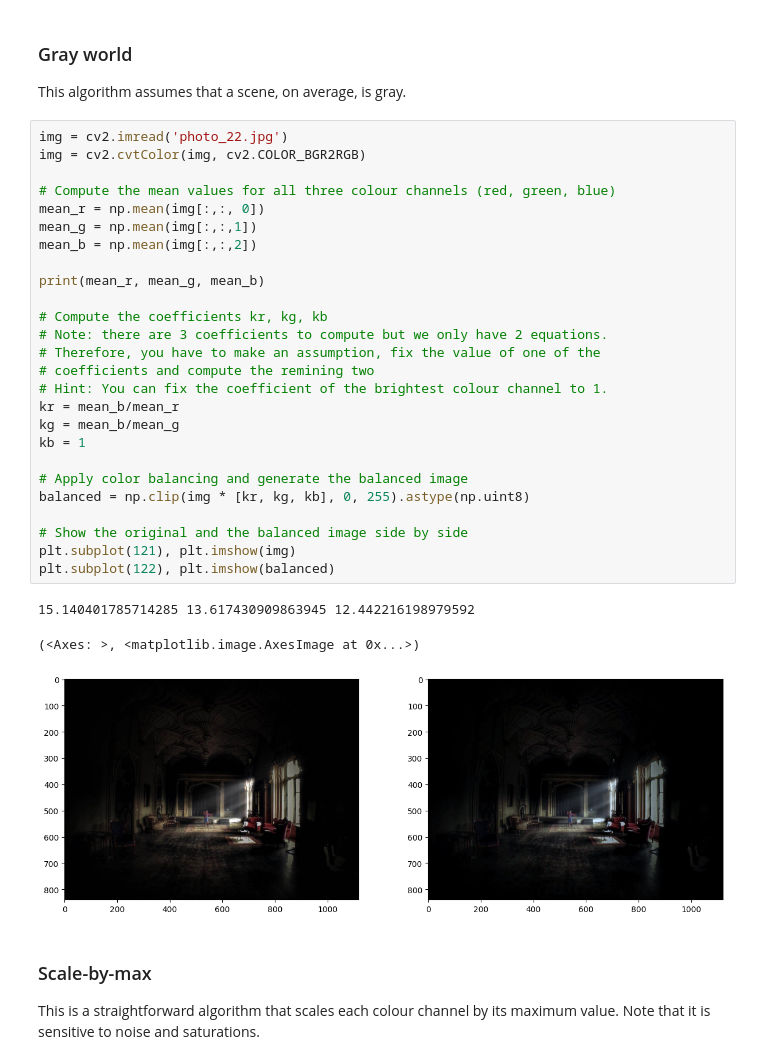
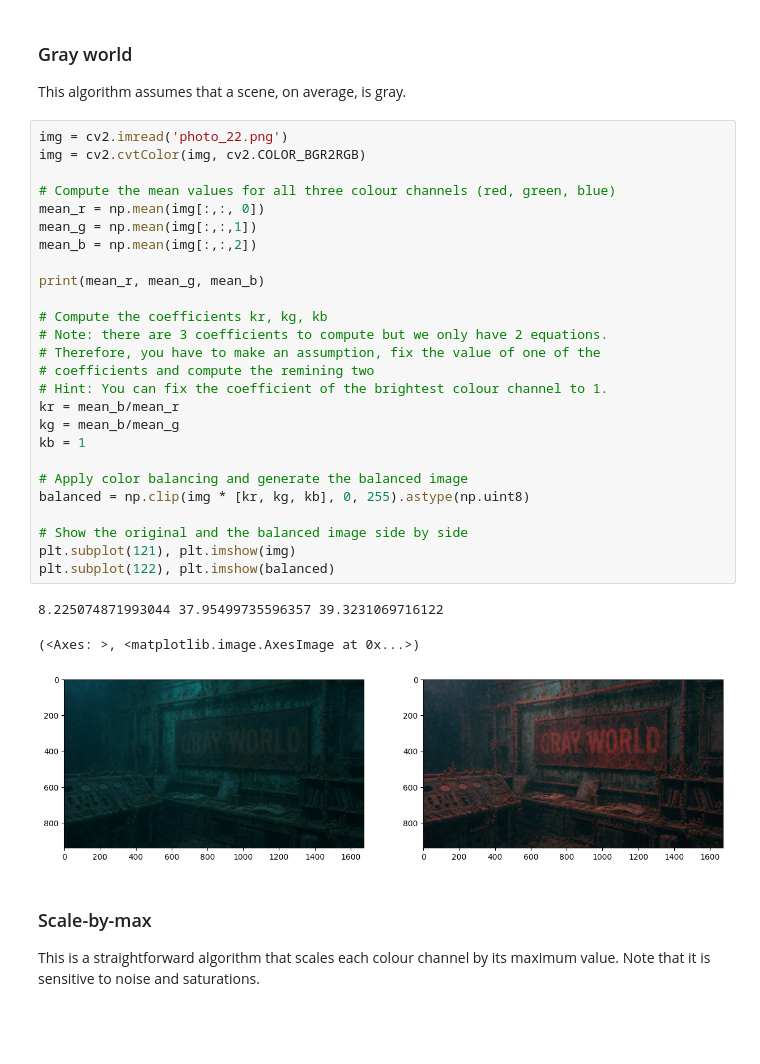
Before and after one commit to tatahonon/cvNotebooks, a Jupyter notebook: Homework2.ipynb, the cells around one changed output. Drawn from its saved outputs; the diff is of its cells as text; blank space fills up the shorter version.

```diff
--- a/Homework2.ipynb
+++ b/Homework2.ipynb
@@ -80,35 +77,35 @@ plt.subplot(122), plt.imshow(balanced)
 ### Gray world
 This algorithm assumes that a scene, on average, is gray.
 # %%
-img = cv2.imread('photo_22.jpg')
+img = cv2.imread('photo_22.png')
 img = cv2.cvtColor(img, cv2.COLOR_BGR2RGB)
 
 # Compute the mean values for all three colour channels (red, green, blue)
 mean_r = np.mean(img[:,:, 0])
 mean_g = np.mean(img[:,:,1])
 mean_b = np.mean(img[:,:,2])
 
 print(mean_r, mean_g, mean_b)
 
 # Compute the coefficients kr, kg, kb
 # Note: there are 3 coefficients to compute but we only have 2 equations.
 # Therefore, you have to make an assumption, fix the value of one of the
 # coefficients and compute the remining two
 # Hint: You can fix the coefficient of the brightest colour channel to 1.
 kr = mean_b/mean_r
 kg = mean_b/mean_g
 kb = 1
 
 # Apply color balancing and generate the balanced image
 balanced = np.clip(img * [kr, kg, kb], 0, 255).astype(np.uint8)
 
 # Show the original and the balanced image side by side
 plt.subplot(121), plt.imshow(img)
 plt.subplot(122), plt.imshow(balanced)
 # %% [output]
-15.140401785714285 13.617430909863945 12.442216198979592
+8.225074871993044 37.95499735596357 39.3231069716122
 (<Axes: >, <matplotlib.image.AxesImage at 0x...>)
-[figure, old version]
+[figure, new version]
 # %% [markdown]
 ### Scale-by-max
 This is a straightforward algorithm that scales each colour channel by its maximum value. Note that it is sensitive to noise and saturations.
```
Also changed, not shown: parts of 1 cell of this notebook.
